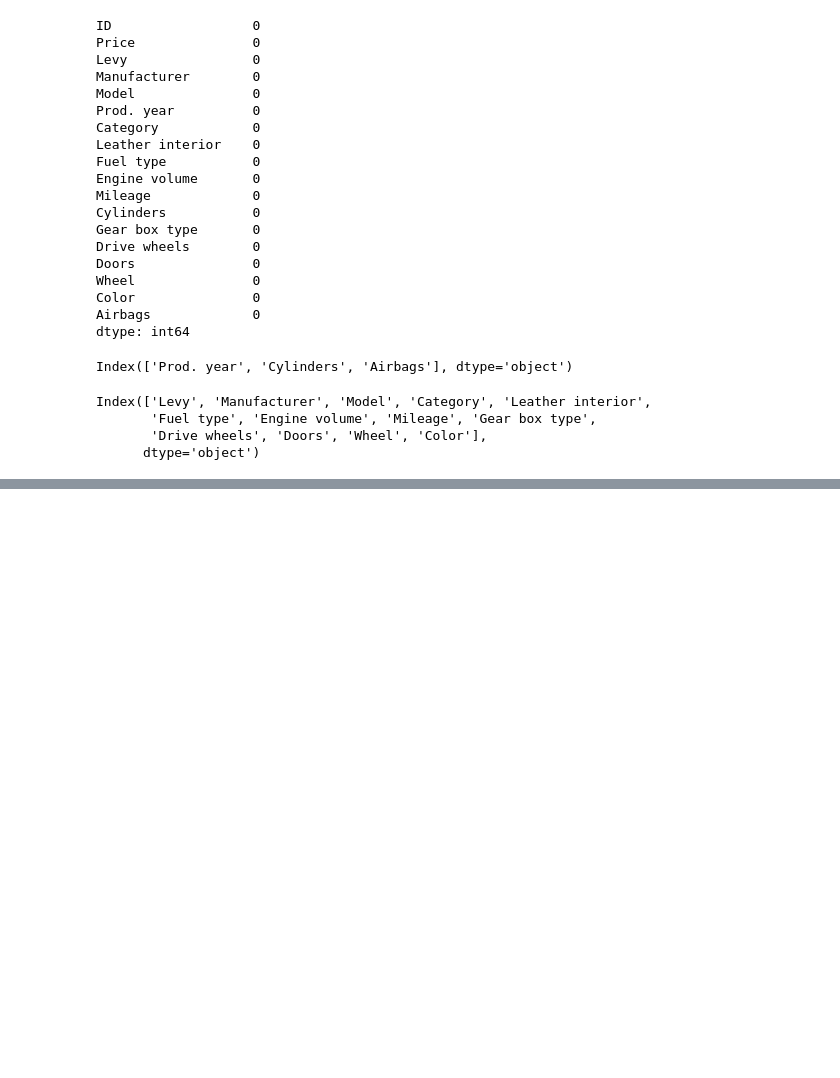
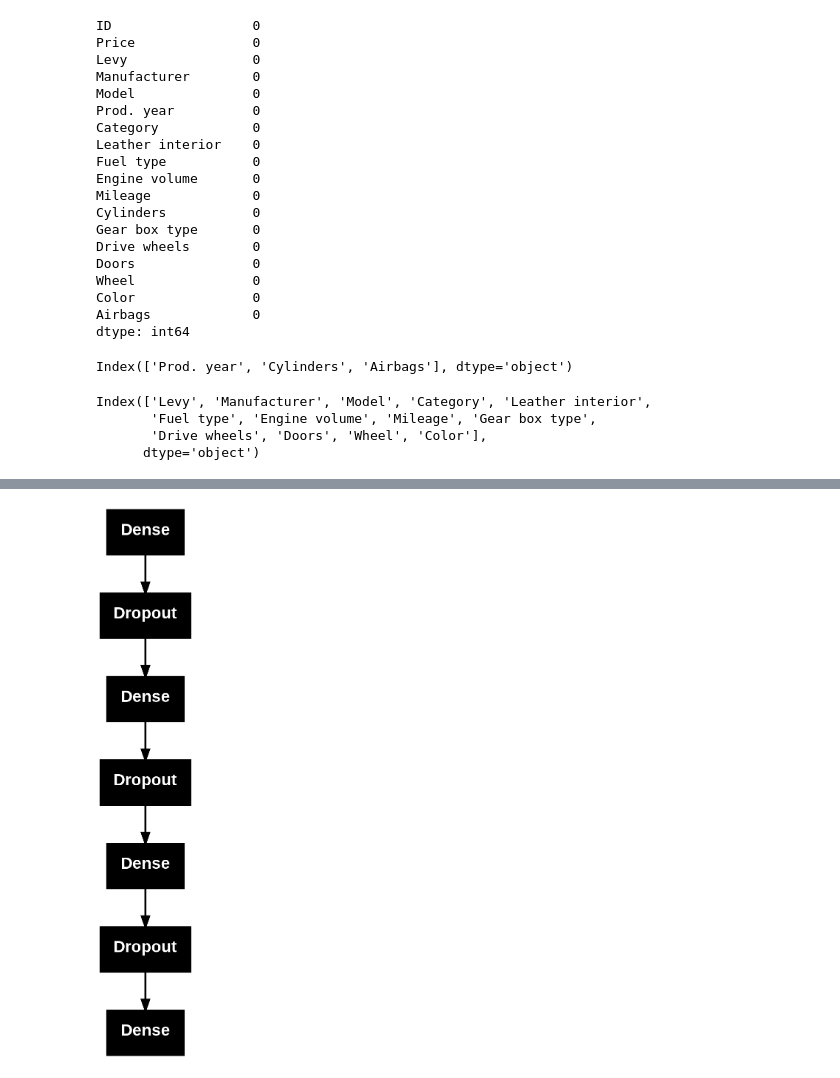
Before and after one commit to devpatel0005/Car-Price-Prediction-using-ANN, a Jupyter notebook: Car_Price_Prediction_using_ANN.ipynb, the cells around one changed output, grey strips where cells are left out. Drawn from its saved outputs; the diff is of its cells as text; code cells hidden in the pictures; blank space fills up the shorter version.

Commit message:
created a basic ANN archtitecture and the model performed very poorly, next will try to increase the performance

```diff
--- a/Car_Price_Prediction_using_ANN.ipynb
+++ b/Car_Price_Prediction_using_ANN.ipynb
@@ -182,0 +177,15 @@ from tensorflow.keras.layers import Dense
+# %%
+model=Sequential()
+model.add(Dense(128,activation='relu',input_shape=(16,)))
+model.add(Dropout(0.2))
+BatchNormalization()
+
+model.add(Dense(64,activation='relu'))
+model.add(Dropout(0.2))
+BatchNormalization()
+
+model.add(Dense(32,activation='relu'))
+model.add(Dropout(0.2))
+BatchNormalization()
+
+model.add(Dense(1,activation='linear'))
@@ -182,0 +216,5 @@ from tensorflow.keras.layers import Dense
+# %%
+from keras.utils import plot_model
+plot_model(model)
+# %% [output]
+[figure, added]
```
Also changed, not shown: parts of 18 cells of this notebook.
